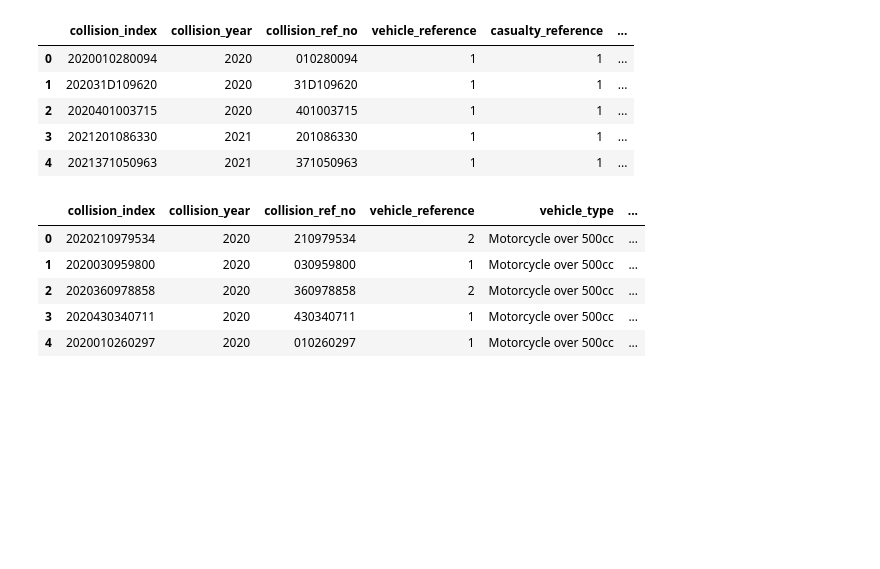
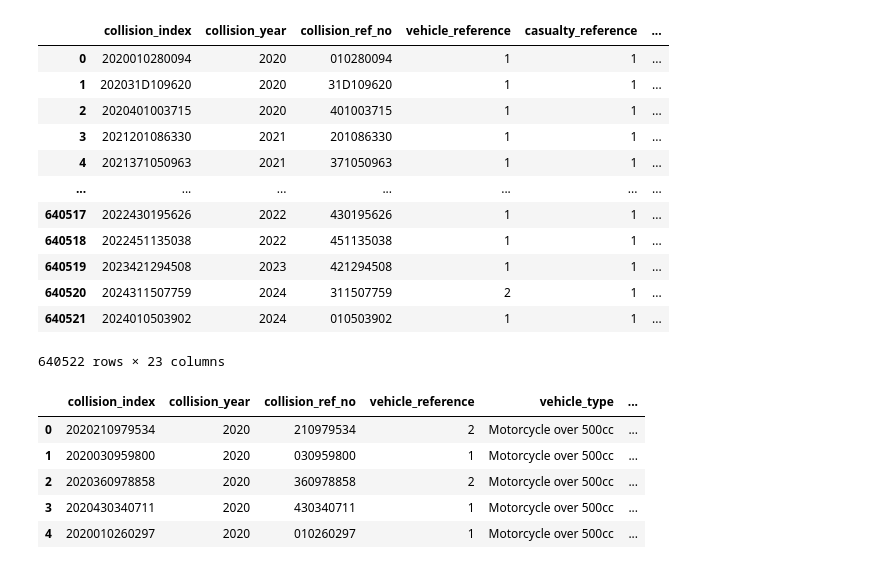
Before and after one commit to ianu717/traffic_monitoring_ml, a Jupyter notebook: notebook/01_eda_preprocessing.ipynb, the cells around one changed output. Drawn from its saved outputs; the diff is of its cells as text; code cells hidden in the pictures; blank space fills up the shorter version.

```diff
--- a/notebook/01_eda_preprocessing.ipynb
+++ b/notebook/01_eda_preprocessing.ipynb
@@ -27,14 +27,21 @@ value_maps = {
 for path, data in value_maps.items():
     save_pickle(path, data)
 # %%
-casualty.head().replace(casualty_value_map)
+casualty.replace(casualty_value_map)
 # %% [output]
 |  | collision_index | collision_year | collision_ref_no | vehicle_reference | casualty_reference | ... |
 | 0 | 2020010280094 | 2020 | 010280094 | 1 | 1 | ... |
 | 1 | 202031D109620 | 2020 | 31D109620 | 1 | 1 | ... |
 | 2 | 2020401003715 | 2020 | 401003715 | 1 | 1 | ... |
 | 3 | 2021201086330 | 2021 | 201086330 | 1 | 1 | ... |
 | 4 | 2021371050963 | 2021 | 371050963 | 1 | 1 | ... |
+| ... | ... | ... | ... | ... | ... | ... |
+| 640517 | 2022430195626 | 2022 | 430195626 | 1 | 1 | ... |
+| 640518 | 2022451135038 | 2022 | 451135038 | 1 | 1 | ... |
+| 640519 | 2023421294508 | 2023 | 421294508 | 1 | 1 | ... |
+| 640520 | 2024311507759 | 2024 | 311507759 | 2 | 1 | ... |
+| 640521 | 2024010503902 | 2024 | 010503902 | 1 | 1 | ... |
+640522 rows × 23 columns
 # %%
 vehicle.head().replace(vehicle_value_map)
 # %% [output]
```
Also changed, not shown: parts of 3 cells of this notebook, 5 other files.
